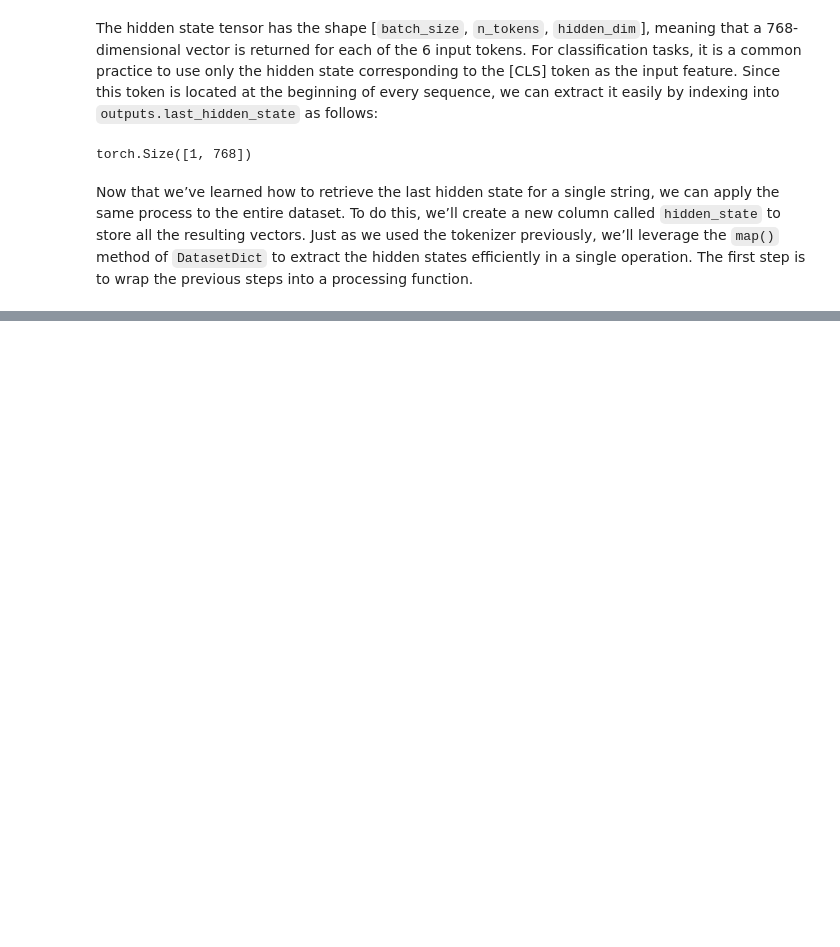
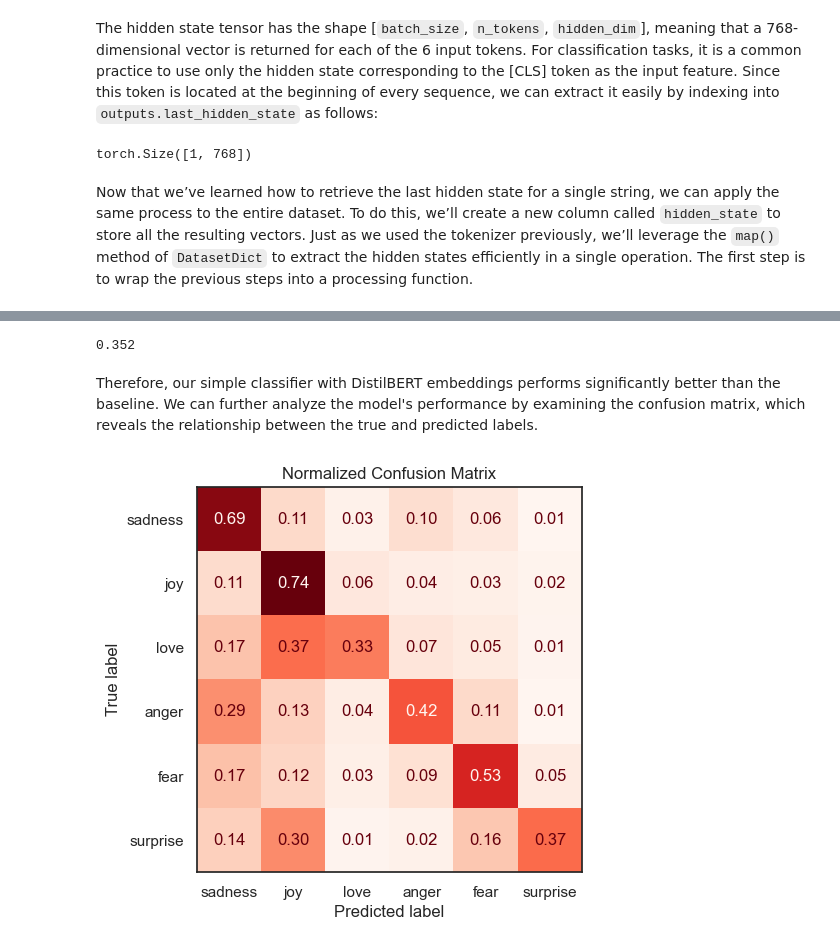
Before and after one commit to VictorFrancheto/large-language-models, a Jupyter notebook: DistilBERT.ipynb, the cells around one changed output, grey strips where cells are left out. Saved outputs shown, nothing was run; the diff lists cells and outputs as text; code cells hidden in the pictures; blank space fills up the shorter version.

```diff
--- a/DistilBERT.ipynb
+++ b/DistilBERT.ipynb
@@ -511,0 +644,8 @@ def __extraction_hidden_states__(batch):
+# %%
+from sklearn.svm import SVC
+from sklearn.pipeline import make_pipeline
+from sklearn.preprocessing import StandardScaler
+
+svm = make_pipeline(StandardScaler(), SVC(kernel='linear', decision_function_shape='ovr'))
+svm.fit(X_train, y_train)
+svm.score(X_valid, y_valid)
@@ -511,0 +656,25 @@ def __extraction_hidden_states__(batch):
+# %%
+from sklearn.dummy import DummyClassifier
+
+dummy_clf = DummyClassifier(strategy='most_frequent')
+dummy_clf.fit(X_train, y_train)
+dummy_clf.score(X_valid, y_valid)
+# %% [output]
+0.352
+# %% [markdown]
+Therefore, our simple classifier with DistilBERT embeddings performs significantly better than the baseline. We can further analyze the model's performance by examining the confusion matrix, which reveals the relationship between the true and predicted labels.
+# %%
+from sklearn.metrics import ConfusionMatrixDisplay, confusion_matrix
+
+def plotting_matrix(y_preds, y_true, labels):
+    cm = confusion_matrix(y_true, y_preds, normalize='true')
+    fig, ax = plt.subplots(figsize=(5, 5))
+    disp = ConfusionMatrixDisplay(confusion_matrix=cm, display_labels=labels)
+    disp.plot(cmap='Reds', values_format='.2f', ax=ax, colorbar=False)
+    plt.title('Normalized Confusion Matrix')
+    plt.show()
+
+y_preds = svm.predict(X_valid)
+plotting_matrix(y_preds, y_valid, labels)
+# %% [output]
+[figure, added]
```
Also changed, not shown: parts of 25 cells of this notebook.
